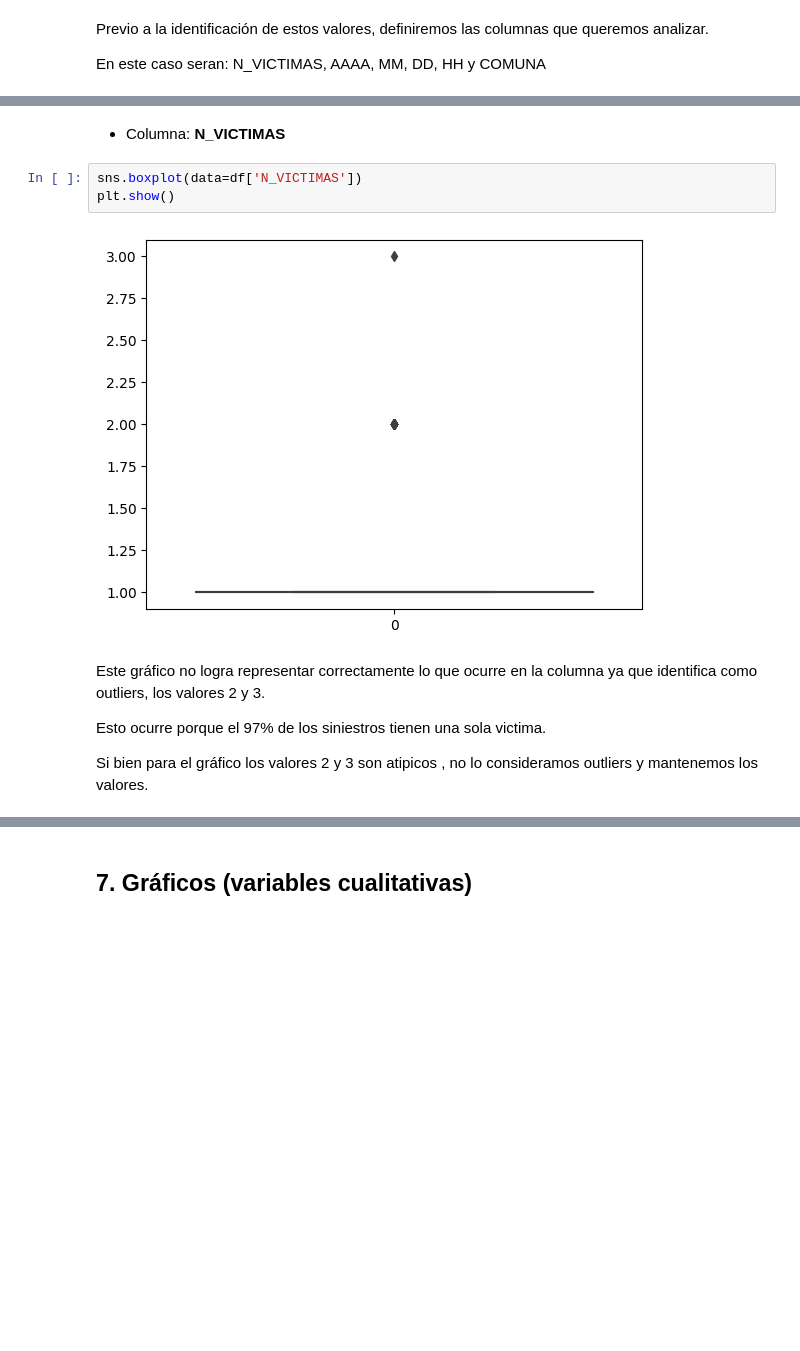
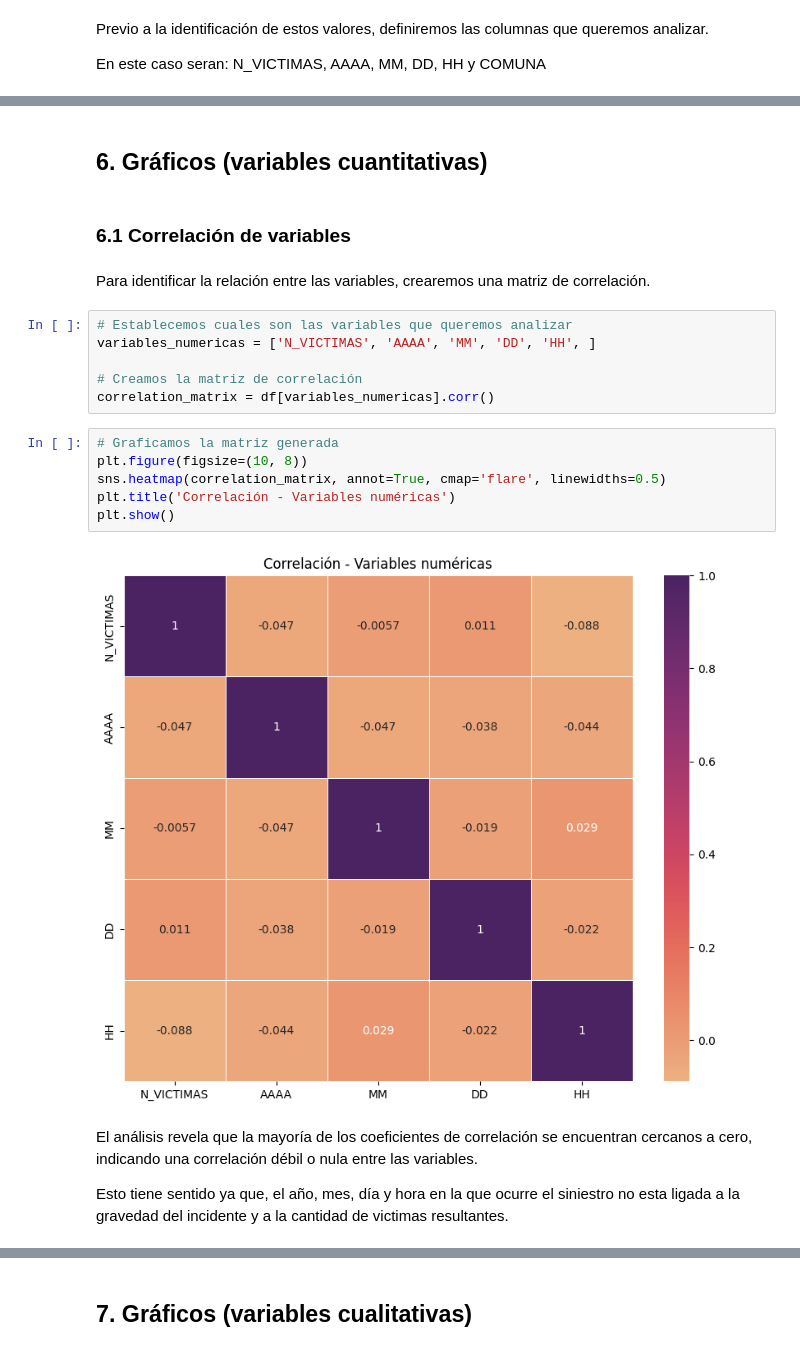
Before and after one commit to JPBertonee/PI_DA_Henry, a Jupyter notebook: EDA_Victimas.ipynb, the cells around one changed output, grey strips where cells are left out. Drawn from its saved outputs; the diff is of its cells as text; blank space fills up the shorter version.

```diff
--- a/EDA_Victimas.ipynb
+++ b/EDA_Victimas.ipynb
@@ -300,19 +369,30 @@ En este caso seran: N_VICTIMAS, AAAA, MM, DD, HH y COMUNA
 
 
 </p>
-# %% [markdown]
- + Columna: **N_VICTIMAS**
-# %%
-sns.boxplot(data=df['N_VICTIMAS'])
-plt.show()
-# %% [output]
-[figure, removed]
-# %% [markdown]
-Este gráfico no logra representar correctamente lo que ocurre en la columna ya que identifica como outliers, los valores 2 y 3.
-
-Esto ocurre porque el 97% de los siniestros tienen una sola victima.
-
-Si bien para el gráfico los valores 2 y 3 son atipicos , no lo consideramos outliers y mantenemos los valores.
+# %% [markdown]
+## 6. Gráficos (variables cuantitativas)
+# %% [markdown]
+### 6.1 Correlación de variables
+# %% [markdown]
+Para identificar la relación entre las variables, crearemos una matriz de correlación.
+# %%
+# Establecemos cuales son las variables que queremos analizar
+variables_numericas = ['N_VICTIMAS', 'AAAA', 'MM', 'DD', 'HH', ]
+
+# Creamos la matriz de correlación
+correlation_matrix = df[variables_numericas].corr()
+# %%
+# Graficamos la matriz generada
+plt.figure(figsize=(10, 8))
+sns.heatmap(correlation_matrix, annot=True, cmap='flare', linewidths=0.5)
+plt.title('Correlación - Variables numéricas')
+plt.show()
+# %% [output]
+[figure, added]
+# %% [markdown]
+El análisis revela que la mayoría de los coeficientes de correlación se encuentran cercanos a cero, indicando una correlación débil o nula entre las variables.
+
+Esto tiene sentido ya que, el año, mes, día y hora en la que ocurre el siniestro no esta ligada a la gravedad del incidente y a la cantidad de victimas resultantes.
 # %% [markdown]
 <p>
 
```
Also changed, not shown: parts of 65 cells of this notebook, 1 other file.
